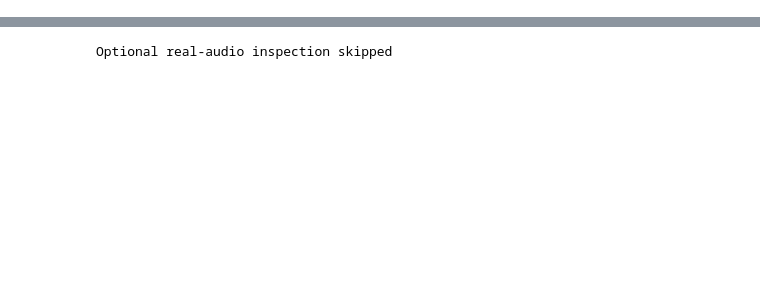
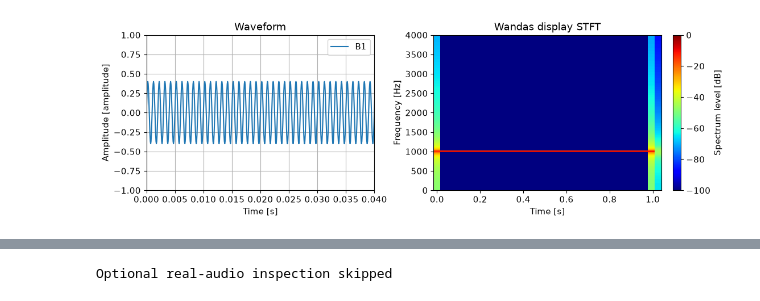
Before and after one commit to kasahart/asd-experiments, a Jupyter notebook: notebooks/02_b0_b1_w1_ss.ipynb, the cells around one changed output, grey strips where cells are left out. Saved outputs shown, nothing was run; the diff lists cells and outputs as text; code cells hidden in the pictures; blank space fills up the shorter version.

```diff
--- a/notebooks/02_b0_b1_w1_ss.ipynb
+++ b/notebooks/02_b0_b1_w1_ss.ipynb
@@ -87,0 +112,4 @@ SS synthetic; not DCASE performance
+# %%
+display_demo("b1")
+# %% [output]
+[figure, added]
```
Also changed, not shown: parts of 26 cells of this notebook, 1 other file.
